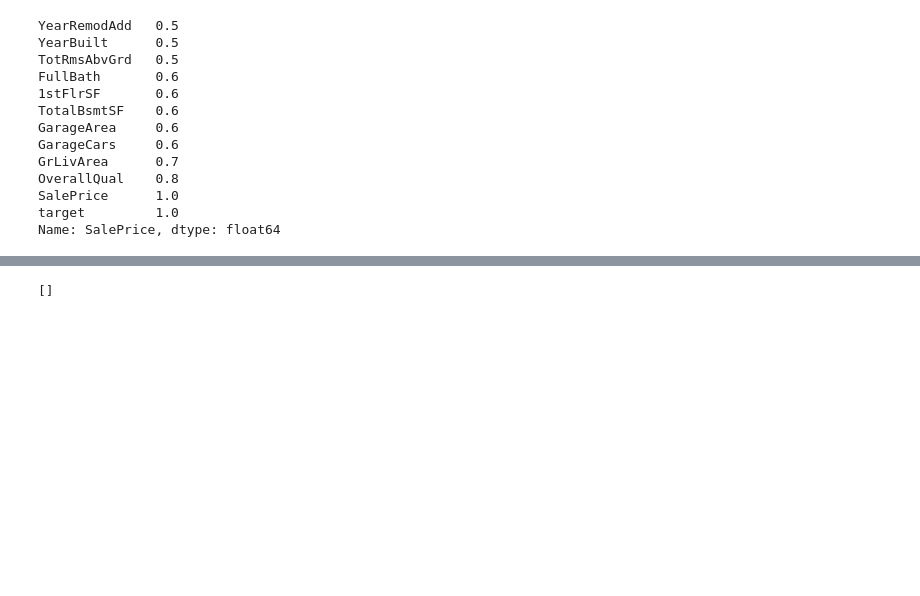
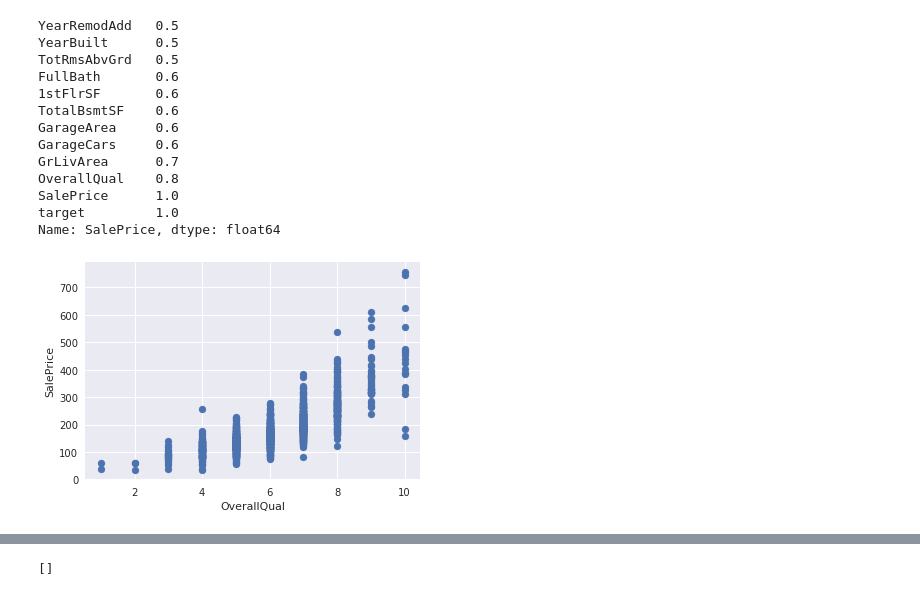
Before and after one commit to rdmcolorz/tensorFlowPiscine, a Jupyter notebook: Housing Market/HousePriceML.ipynb, the cells around one changed output, grey strips where cells are left out. Saved outputs shown, nothing was run; the diff lists cells and outputs as text; code cells hidden in the pictures; blank space fills up the shorter version.

```diff
--- a/Housing Market/HousePriceML.ipynb
+++ b/Housing Market/HousePriceML.ipynb
@@ -74,3 +75,10 @@ OverallQual    0.8
 SalePrice      1.0
 target         1.0
 Name: SalePrice, dtype: float64
+# %%
+plt.scatter(df['OverallQual'], df['SalePrice'])
+plt.xlabel('OverallQual')
+plt.ylabel('SalePrice')
+plt.show()
+# %% [output]
+[figure, added]
```
Also changed, not shown: parts of 12 cells of this notebook, 12 other files.
